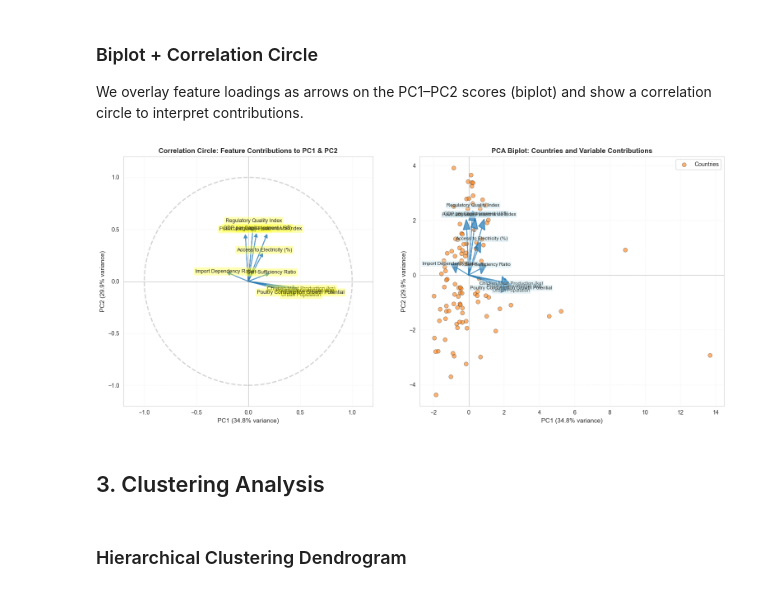
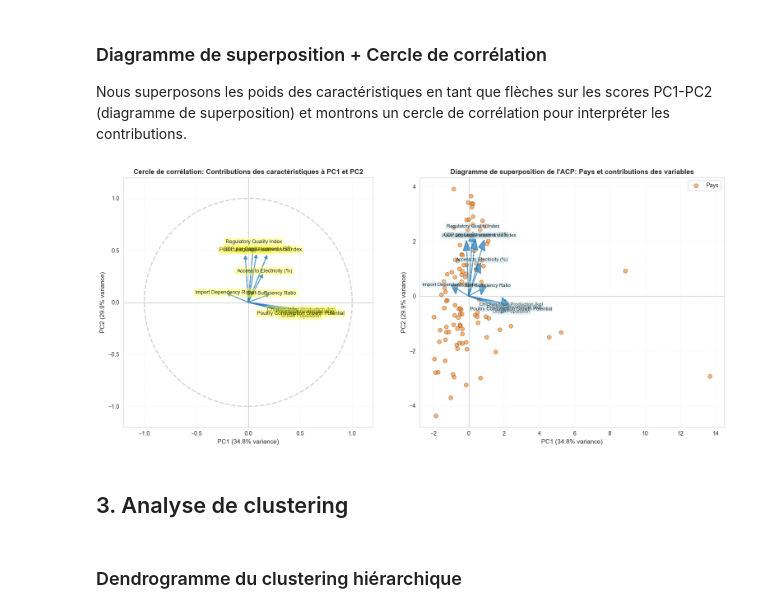
Before and after one commit to makokuzii/Produisez-une-etude-de-marche, a Jupyter notebook: acp_et_clustering.ipynb, the cells around one changed output. Drawn from its saved outputs; the diff is of its cells as text; code cells hidden in the pictures.

```diff
--- a/acp_et_clustering.ipynb
+++ b/acp_et_clustering.ipynb
@@ -309,18 +309,18 @@ PCA 2D Visualization Complete: Countries positioned by market size and economic
 # %%
-# Feature loadings (contribution of each original feature to PCs)
+# Poids des caractéristiques (contribution de chaque caractéristique originale aux composantes principales)
 loadings = pd.DataFrame(
     pca.components_.T,
     index=numeric_cols,
     columns=[f'PC{i+1}' for i in range(len(numeric_cols))]
 )
-# Visualize loadings for PC1 & PC2
+# Visualiser les poids des composantes 1 et 2
 fig, axes = plt.subplots(1, 2, figsize=(14, 5))
 for i, ax in enumerate(axes[:2]):
     pc_name = f'PC{i+1}'
     loading_sorted = loadings[pc_name].sort_values()
     loading_sorted.plot(kind='barh', ax=ax)
-    ax.set_title(f'Feature Loadings for {pc_name}')
-    ax.set_xlabel('Loading')
+    ax.set_title(f'Poids des caractéristiques pour {pc_name}')
+    ax.set_xlabel('Poids')
 plt.tight_layout()
 plt.show()
 
@@ -340,73 +340,73 @@ loadings.round(3)
 | Self-Sufficiency Ratio | 0.201 | 0.076 | -0.614 | -0.345 | 0.066 | 0.554 | 0.050 | 0.363 | 0.069 | -0.083 | 0.021 |
 | Poultry Consumption Growth Potential | 0.452 | -0.096 | 0.231 | 0.080 | 0.101 | -0.058 | -0.343 | 0.222 | -0.039 | -0.681 | -0.285 |
 # %% [markdown]
-### Biplot + Correlation Circle
-We overlay feature loadings as arrows on the PC1–PC2 scores (biplot) and show a correlation circle to interpret contributions.
+### Diagramme de superposition + Cercle de corrélation
+Nous superposons les poids des caractéristiques en tant que flèches sur les scores PC1-PC2 (diagramme de superposition) et montrons un cercle de corrélation pour interpréter les contributions.
 # %%
-# Comprehensive Feature Loadings and Correlation Circle Analysis
-# Left panel: Correlation circle (unit circle) showing variable directions
-# Right panel: Biplot showing both country scores and loading vectors
+# Analyse complète des poids des caractéristiques et du cercle de corrélation
+# Panneau gauche: cercle de corrélation (cercle unité) montrant les directions des variables
+# Panneau droit: diagramme de superposition montrant les scores des pays et les vecteurs de poids
 
 fig, (ax_circle, ax_biplot) = plt.subplots(1, 2, figsize=(16, 7))
 
-# Extract loadings for first 2 PCs
+# Extraire les poids pour les 2 premières composantes principales
 loadings_2d = pca.components_.T[:, :2]
 
-# LEFT PANEL: CORRELATION CIRCLE
-# Draw unit circle
+# PANNEAU GAUCHE: CERCLE DE CORRÉLATION
+# Tracer le cercle unité
 circle = plt.Circle((0, 0), 1, color='lightgrey', fill=False, linestyle='--', linewidth=2)
 ax_circle.add_artist(circle)
 
-# Plot feature vectors as arrows
+# Tracer les vecteurs de caractéristiques comme des flèches
 for i, feature in enumerate(numeric_cols):
     x, y = loadings_2d[i, 0], loadings_2d[i, 1]
     ax_circle.arrow(0, 0, x, y, color='tab:blue', alpha=0.7, head_width=0.03,
                    head_length=0.03, length_includes_head=True, linewidth=1.5)
-    # Add feature labels (offset from arrows)
+    # Ajouter les étiquettes des caractéristiques (décalées par rapport aux flèches)
     ax_circle.text(x*1.12, y*1.12, feature, fontsize=9, ha='center', va='center',
                   bbox=dict(boxstyle='round,pad=0.3', facecolor='yellow', alpha=0.3))
 
-ax_circle.set_title('Correlation Circle: Feature Contributions to PC1 & PC2', fontsize=12, fontweight='bold')
+ax_circle.set_title('Cercle de corrélation: Contributions des caractéristiques à PC1 et PC2', fontsize=12, fontweight='bold')
 ax_circle.set_xlabel(f'PC1 ({pca.explained_variance_ratio_[0]:.1%} variance)', fontsize=11)
 ax_circle.set_ylabel(f'PC2 ({pca.explained_variance_ratio_[1]:.1%} variance)', fontsize=11)
 ax_circle.axhline(0, color='grey', linewidth=0.8, alpha=0.5)
 ax_circle.axvline(0, color='grey', linewidth=0.8, alpha=0.5)
 ax_circle.set_aspect('equal', 'box')
 ax_circle.set_xlim(-1.2, 1.2)
 ax_circle.set_ylim(-1.2, 1.2)
 ax_circle.grid(True, alpha=0.3, linestyle=':')
 
-# RIGHT PANEL: BIPLOT
-# Plot country scores
+# PANNEAU DROIT: DIAGRAMME DE SUPERPOSITION
+# Tracer les scores des pays
 scatter = ax_biplot.scatter(df_pca['PC1'], df_pca['PC2'], alpha=0.6, color='tab:orange',
-                           s=50, edgecolors='black', linewidth=0.5, label='Countries')
+                           s=50, edgecolors='black', linewidth=0.5, label='Pays')
 
-# Scale loading vectors to score space for visibility
+# Mettre à l'échelle les vecteurs de poids dans l'espace de scores pour la visibilité
 scores_std = np.std(df_pca[['PC1', 'PC2']], axis=0).values
 load_scale = 2.5 * scores_std
 
-# Overlay scaled loading vectors
+# Superposer les vecteurs de poids mis à l'échelle
 for i, feature in enumerate(numeric_cols):
     x, y = loadings_2d[i, 0]*load_scale[0], loadings_2d[i, 1]*load_scale[1]
     ax_biplot.arrow(0, 0, x, y, color='tab:blue', alpha=0.7, head_width=0.08*load_scale[0],
                    head_length=0.08*load_scale[1], length_includes_head=True, linewidth=1.5)
     ax_biplot.text(x*1.08, y*1.08, feature, fontsize=8.5, ha='center', va='center',
                   bbox=dict(boxstyle='round,pad=0.2', facecolor='lightblue', alpha=0.3))
 
-ax_biplot.set_title('PCA Biplot: Countries and Variable Contributions', fontsize=12, fontweight='bold')
+ax_biplot.set_title('Diagramme de superposition de l\'ACP: Pays et contributions des variables', fontsize=12, fontweight='bold')
 ax_biplot.set_xlabel(f'PC1 ({pca.explained_variance_ratio_[0]:.1%} variance)', fontsize=11)
 ax_biplot.set_ylabel(f'PC2 ({pca.explained_variance_ratio_[1]:.1%} variance)', fontsize=11)
 ax_biplot.axhline(0, color='grey', linewidth=0.8, alpha=0.5)
 ax_biplot.axvline(0, color='grey', linewidth=0.8, alpha=0.5)
 ax_biplot.grid(True, alpha=0.3, linestyle=':')
 ax_biplot.legend()
 
 plt.tight_layout()
 plt.show()
 # %% [output]
-[figure, old version]
+[figure, new version]
 # %% [markdown]
-## 3. Clustering Analysis
+## 3. Analyse de clustering
 # %% [markdown]
-### Hierarchical Clustering Dendrogram
+### Dendrogramme du clustering hiérarchique
 # %%
```
Also changed, not shown: parts of 31 cells of this notebook, 1 other file.
